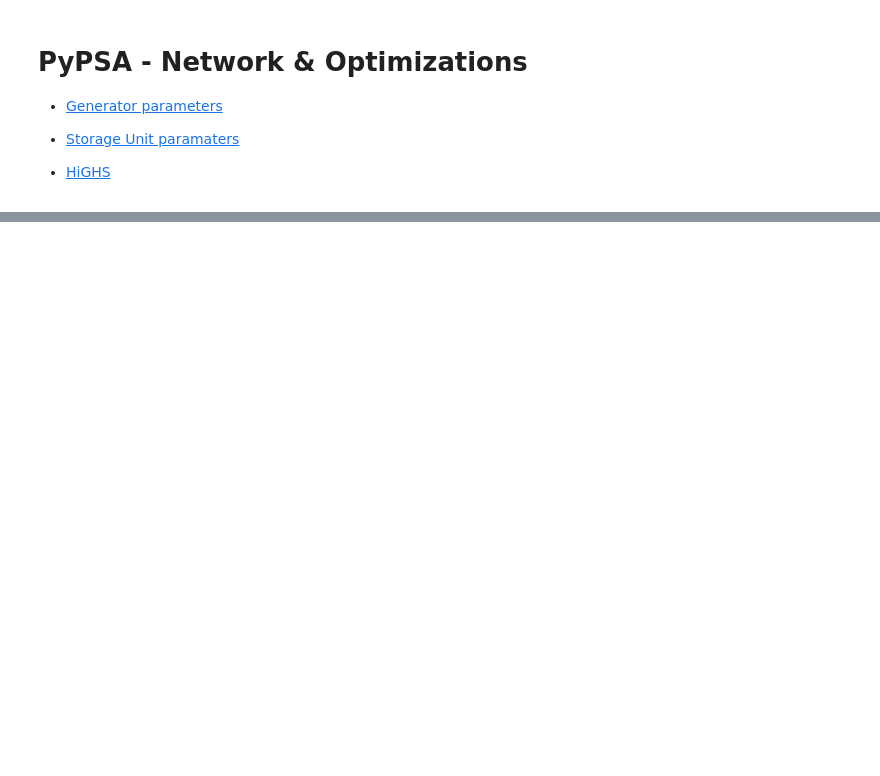
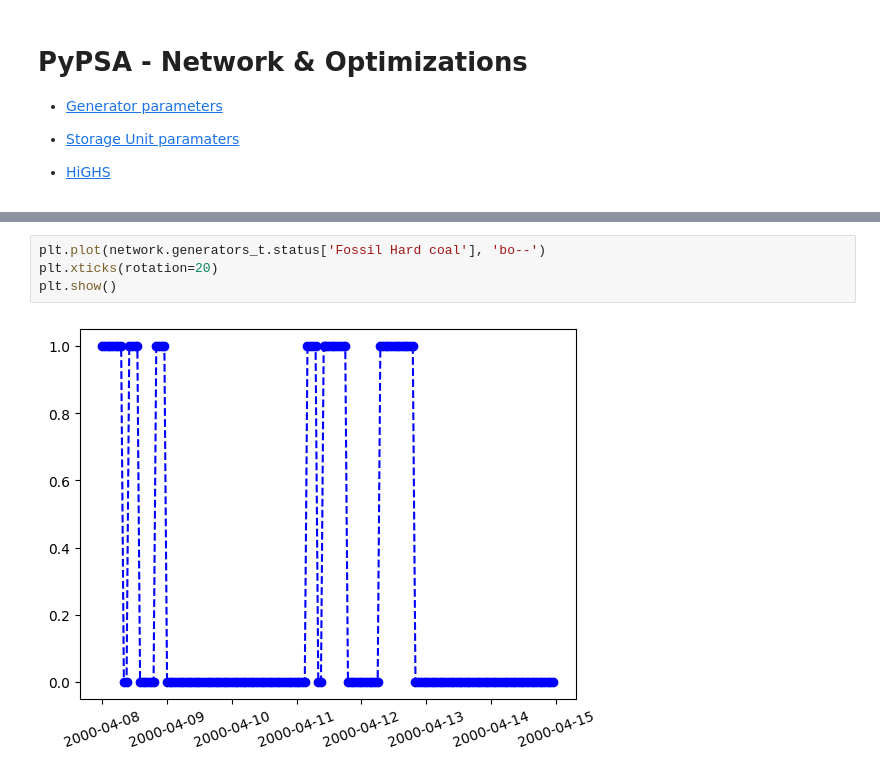
Before and after one commit to menkobalazs/power-systems-analysis, a Jupyter notebook: 01_pypsa_sandbox.ipynb, the cells around one changed output, grey strips where cells are left out. Saved outputs shown, nothing was run; the diff lists cells and outputs as text; blank space fills up the shorter version.

```diff
--- a/01_pypsa_sandbox.ipynb
+++ b/01_pypsa_sandbox.ipynb
@@ -204,0 +256,6 @@ INFO:pypsa.network.io:Exported network 'Network' saved to 'data/power_network_HU
+# %%
+plt.plot(network.generators_t.status['Fossil Hard coal'], 'bo--')
+plt.xticks(rotation=20)
+plt.show()
+# %% [output]
+[figure, added]
```
Also changed, not shown: parts of 9 cells of this notebook.
